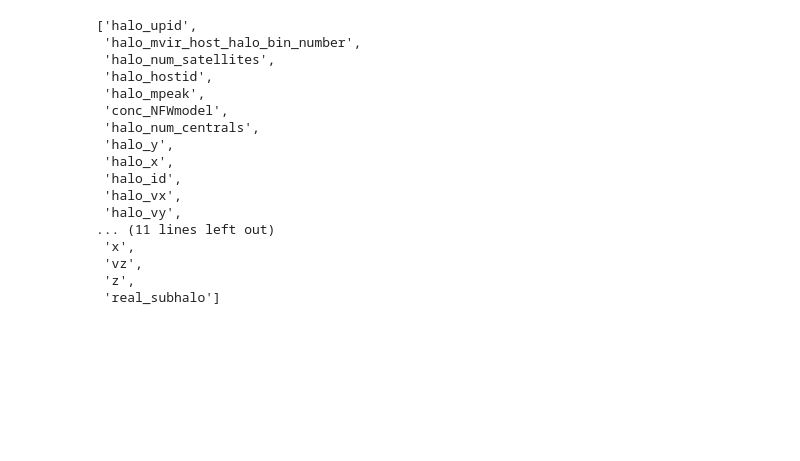
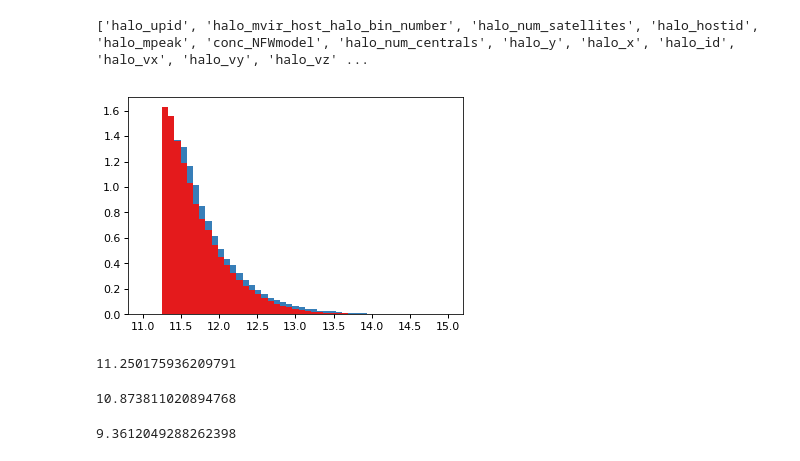
Before and after one commit to aphearin/segmass, a Jupyter notebook: segmass/develop_conc_based_segmass.ipynb, the cells around one changed output. Saved outputs shown, nothing was run; the diff lists cells and outputs as text; code cells hidden in the pictures; blank space fills up the shorter version.

```diff
--- a/segmass/develop_conc_based_segmass.ipynb
+++ b/segmass/develop_conc_based_segmass.ipynb
@@ -5,7 +14,7 @@ from segregated_nfw_phase_space import SegregatedNFWPhaseSpace
 seg_nfw = SegregatedNFWPhaseSpace()
 
 from halotools.empirical_models import PrebuiltHodModelFactory, HodModelFactory
-baseline_model = PrebuiltHodModelFactory('leauthaud11', redshift=0, threshold=10)
+baseline_model = PrebuiltHodModelFactory('leauthaud11', redshift=0, threshold=9.5)
 
 model = HodModelFactory(baseline_model_instance=baseline_model,
                        satellites_profile=seg_nfw)
@@ -18,7 +34,7 @@ halocat = CachedHaloCatalog(simname='bolplanck', redshift=0)
 from halotools.empirical_models import SubhaloPhaseSpace
 
 
-host_haloprop_bins = np.logspace(10.6, 15.15, 25)
+host_haloprop_bins = np.logspace(10.6, 15.15, 10)
 subhalo_phase_space = SubhaloPhaseSpace('satellites', host_haloprop_bins)
 
 model = HodModelFactory(baseline_model_instance=baseline_model,
@@ -39,4 +55,5 @@ model_feature_calling_sequence = ['centrals_occupation', 'satellites_occupation'
                                  'centrals_profile', 'satellites_profile', 'satellites_profile2']
 model = HodModelFactory(baseline_model_instance=baseline_model,
                        satellites_profile=subhalo_phase_space,
-                       satellites_profile2=unbiased_nfw)
+                       satellites_profile2=unbiased_nfw,
+                       model_feature_calling_sequence=model_feature_calling_sequence)
@@ -55,20 +62,26 @@ model.mock.populate()
-# %%
-model.mock.galaxy_table.keys()
-# %% [output]
-['halo_upid',
- 'halo_mvir_host_halo_bin_number',
- 'halo_num_satellites',
- 'halo_hostid',
- 'halo_mpeak',
- 'conc_NFWmodel',
- 'halo_num_centrals',
- 'halo_y',
- 'halo_x',
- 'halo_id',
- 'halo_vx',
- 'halo_vy',
-... (11 lines left out)
- 'x',
- 'vz',
- 'z',
- 'real_subhalo']
+# %%
+model.mock.populate()
+gals = model.mock.galaxy_table
+sats = gals[gals['gal_type'] == 'satellites']
+cens = gals[gals['gal_type'] == 'centrals']
+# %%
+print(gals.keys())
+# %% [output]
+['halo_upid', 'halo_mvir_host_halo_bin_number', 'halo_num_satellites', 'halo_hostid', 'halo_mpeak', 'conc_NFWmodel', 'halo_num_centrals', 'halo_y', 'halo_x', 'halo_id', 'halo_vx', 'halo_vy', 'halo_vz' ...
+# %%
+fig, ax = plt.subplots(1, 1)
+
+__=ax.hist(np.log10(cens['halo_mpeak']),
+           bins=np.linspace(11, 15, 50), color=blue, normed=True)
+__=ax.hist(np.log10(sats['halo_mpeak']),
+           bins=np.linspace(11, 15, 50), color=red, normed=True)
+# %% [output]
+[figure, added]
+# %%
+np.log10(gals['halo_mpeak'].min())
+# %% [output]
+11.250175936209791
+# %%
+model.mean_log_halo_mass_centrals(log_stellar_mass=8.5)
+# %% [output]
+10.873811020894768
@@ -74,0 +90,4 @@ model.mock.galaxy_table.keys()
+# %%
+np.min(np.log10(mean_sm))
+# %% [output]
+9.3612049288262398
```
Also changed, not shown: parts of 21 cells of this notebook.
